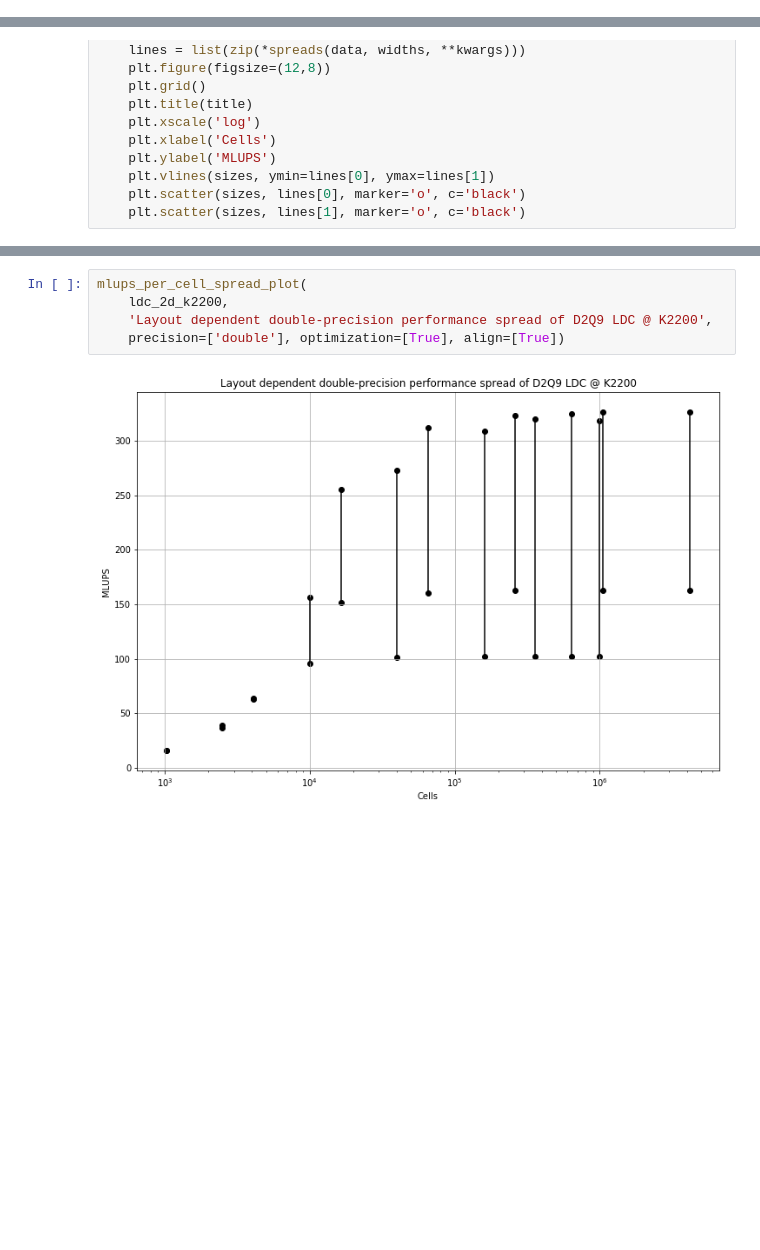
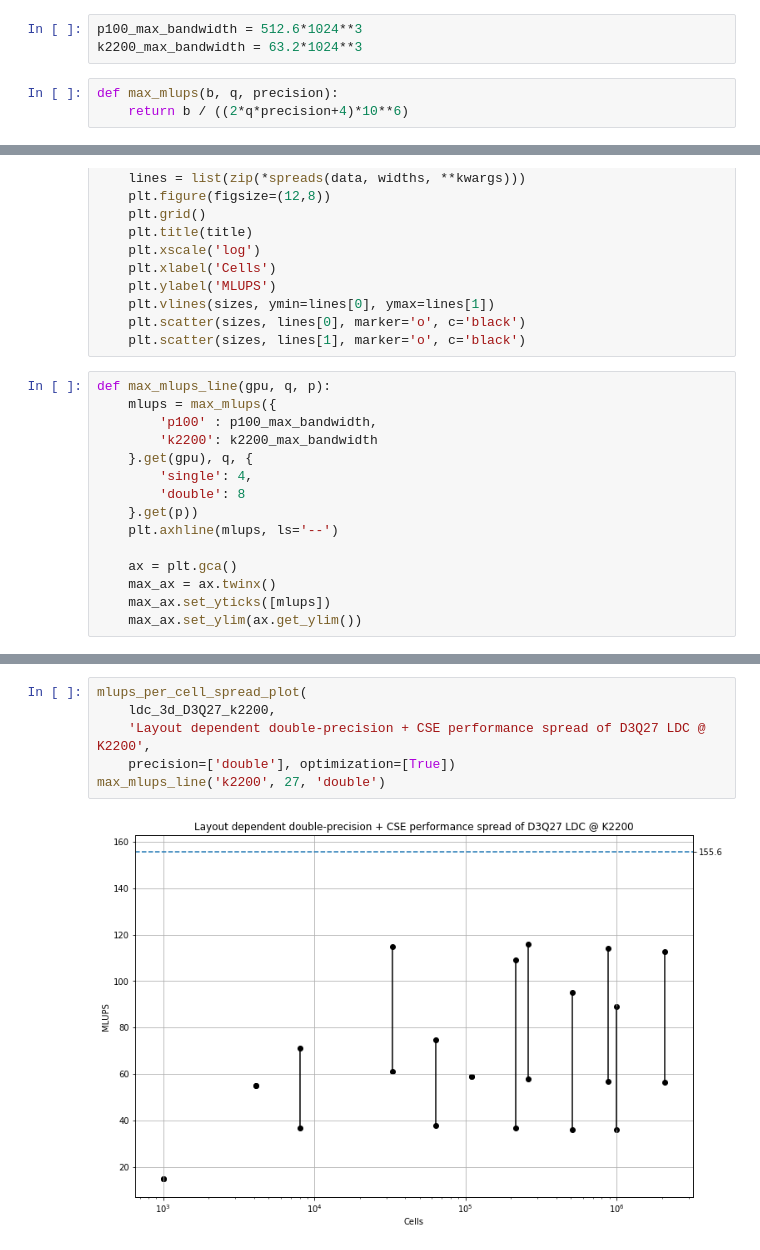
Before and after one commit to KnairdA/symlbm_playground, a Jupyter notebook: notebook/ldc_benchmark.ipynb, the cells around one changed output, grey strips where cells are left out. Saved outputs shown, nothing was run; the diff lists cells and outputs as text; blank space fills up the shorter version.

```diff
--- a/notebook/ldc_benchmark.ipynb
+++ b/notebook/ldc_benchmark.ipynb
@@ -17,3 +17,9 @@ ldc_3d_k2200[0]
 # %% [output]
 ((64, (64, 1, 1), 'symbolic.D3Q19', 'single', False, True),
  [307, 306, 306, 323, 326])
+# %%
+p100_max_bandwidth = 512.6*1024**3
+k2200_max_bandwidth = 63.2*1024**3
+# %%
+def max_mlups(b, q, precision):
+    return b / ((2*q*precision+4)*10**6)
@@ -203,4 +233,19 @@ def mlups_per_cell_spread_plot(data, title, **kwargs):
     plt.vlines(sizes, ymin=lines[0], ymax=lines[1])
     plt.scatter(sizes, lines[0], marker='o', c='black')
     plt.scatter(sizes, lines[1], marker='o', c='black')
+# %%
+def max_mlups_line(gpu, q, p):
+    mlups = max_mlups({
+        'p100' : p100_max_bandwidth,
+        'k2200': k2200_max_bandwidth
+    }.get(gpu), q, {
+        'single': 4,
+        'double': 8
+    }.get(p))
+    plt.axhline(mlups, ls='--')
+
+    ax = plt.gca()
+    max_ax = ax.twinx()
+    max_ax.set_yticks([mlups])
+    max_ax.set_ylim(ax.get_ylim())
 # %%
@@ -231,7 +379,8 @@ mlups_per_cell_spread_plot(
 # %%
 mlups_per_cell_spread_plot(
-    ldc_2d_k2200,
-    'Layout dependent double-precision performance spread of D2Q9 LDC @ K2200',
-    precision=['double'], optimization=[True], align=[True])
+    ldc_3d_D3Q27_k2200,
+    'Layout dependent double-precision + CSE performance spread of D3Q27 LDC @ K2200',
+    precision=['double'], optimization=[True])
+max_mlups_line('k2200', 27, 'double')
 # %% [output]
-[figure, old version]
+[figure, new version]
```
Also changed, not shown: parts of 41 cells of this notebook.
